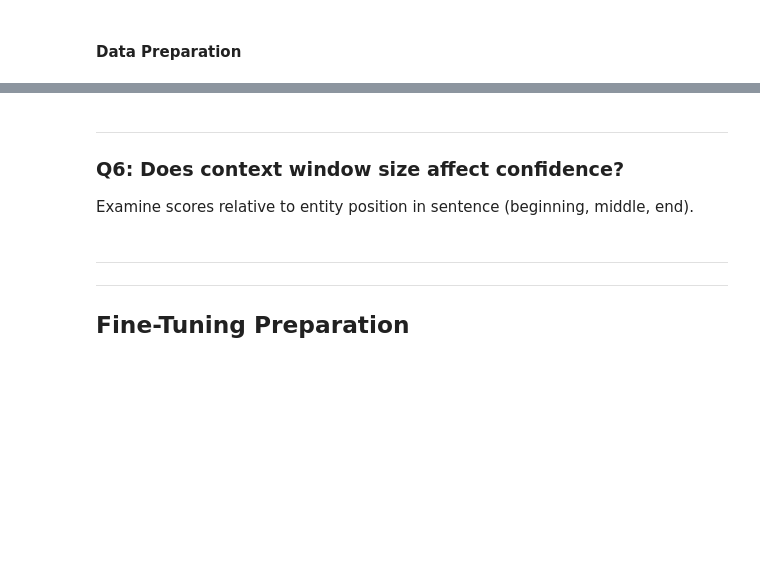
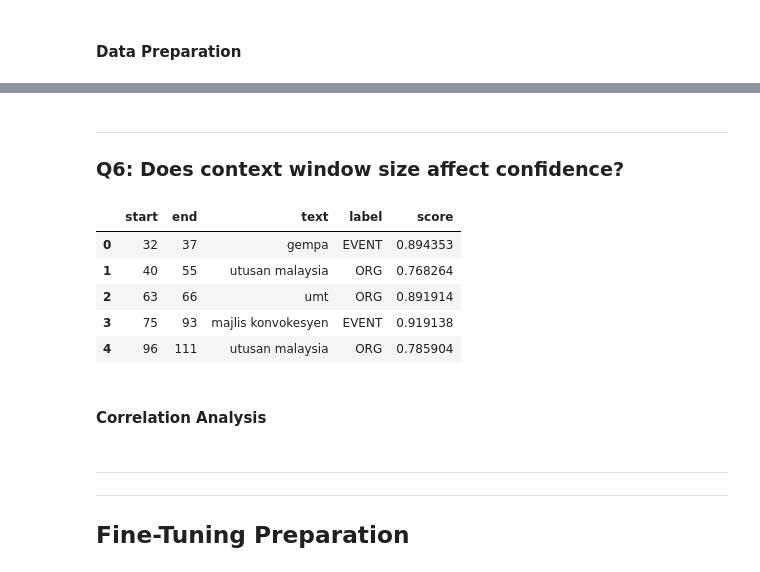
Before and after one commit to marifirfanibrahim/ner_news_malay, a Jupyter notebook: model_gliner/poor_conf_analysis.ipynb, the cells around one changed output, grey strips where cells are left out. Drawn from its saved outputs; the diff is of its cells as text; code cells hidden in the pictures; blank space fills up the shorter version.

```diff
--- a/model_gliner/poor_conf_analysis.ipynb
+++ b/model_gliner/poor_conf_analysis.ipynb
@@ -992,4 +1078,14 @@ Pearson p: 0.0002
 # %% [markdown]
 ---------
 ### Q6: Does context window size affect confidence?
-Examine scores relative to entity position in sentence (beginning, middle, end).
+# %%
+# overview
+q6 = df
+q6.head()
+# %% [output]
+|  | start | end | text | label | score |
+| 0 | 32 | 37 | gempa | EVENT | 0.894353 |
+| 1 | 40 | 55 | utusan malaysia | ORG | 0.768264 |
+| 2 | 63 | 66 | umt | ORG | 0.891914 |
+| 3 | 75 | 93 | majlis konvokesyen | EVENT | 0.919138 |
+| 4 | 96 | 111 | utusan malaysia | ORG | 0.785904 |
@@ -995,0 +1105,2 @@ Examine scores relative to entity position in sentence (beginning, middle, end).
+# %% [markdown]
+#### Correlation Analysis
```
Also changed, not shown: parts of 54 cells of this notebook, 10 other files.
